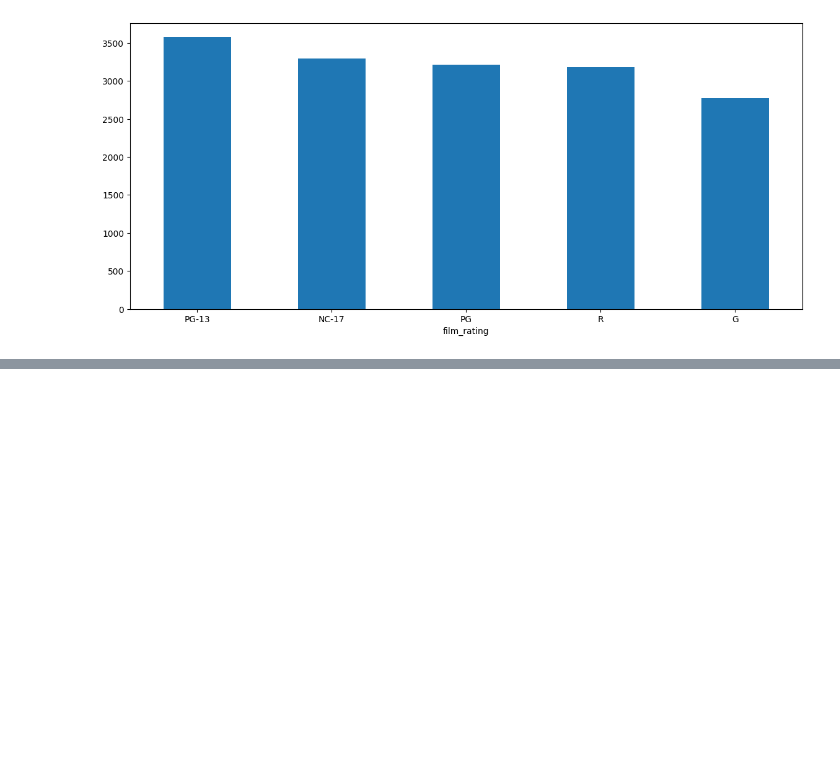
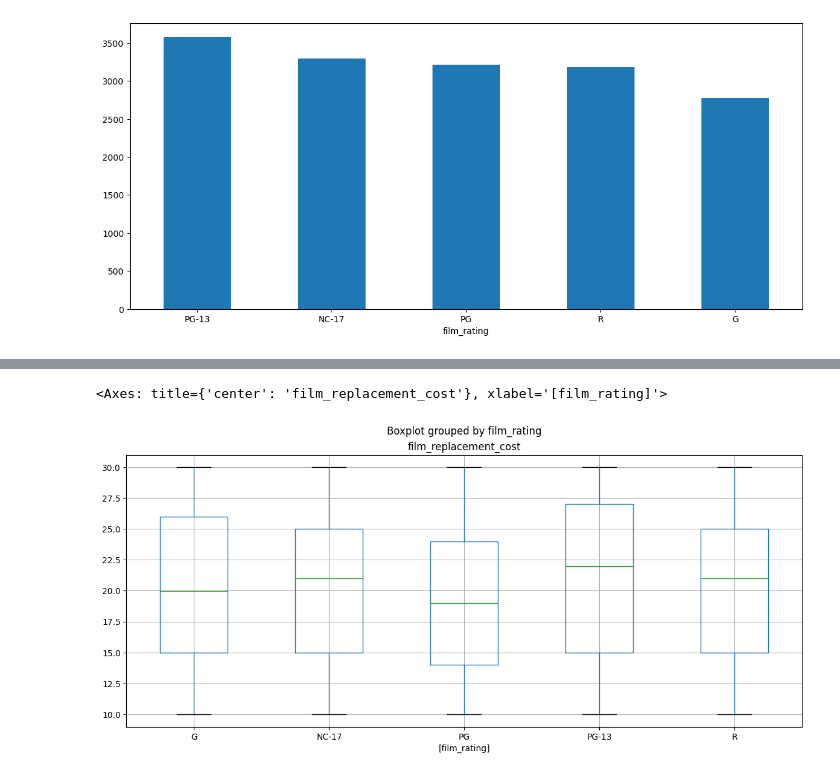
Before and after one commit to Santiago956/FreeCodeCamp-Pandas-Real-Life-Example, a Jupyter notebook: Exercises_2.ipynb, the cells around one changed output, grey strips where cells are left out. Cells and saved outputs as stored; diff of their text form; code cells hidden in the pictures; blank space fills up the shorter version.

```diff
--- a/Exercises_2.ipynb
+++ b/Exercises_2.ipynb
@@ -195,6 +195,10 @@ In the United States, film classification is a voluntary process with the rating
 Show a <b>grouped box plot</b> per film rating with the film replacement costs.
 # %%
 # your code goes here
+df[['film_replacement_cost', 'film_rating']].boxplot(by='film_rating', figsize=(14,6))
+# %% [output]
+<Axes: title={'center': 'film_replacement_cost'}, xlabel='[film_rating]'>
+[figure, added]
 # %%
 df[['film_replacement_cost', 'film_rating']].boxplot(by='film_rating', figsize=(14,6))
 # %% [markdown]
```
Also changed, not shown: parts of 22 cells of this notebook.
